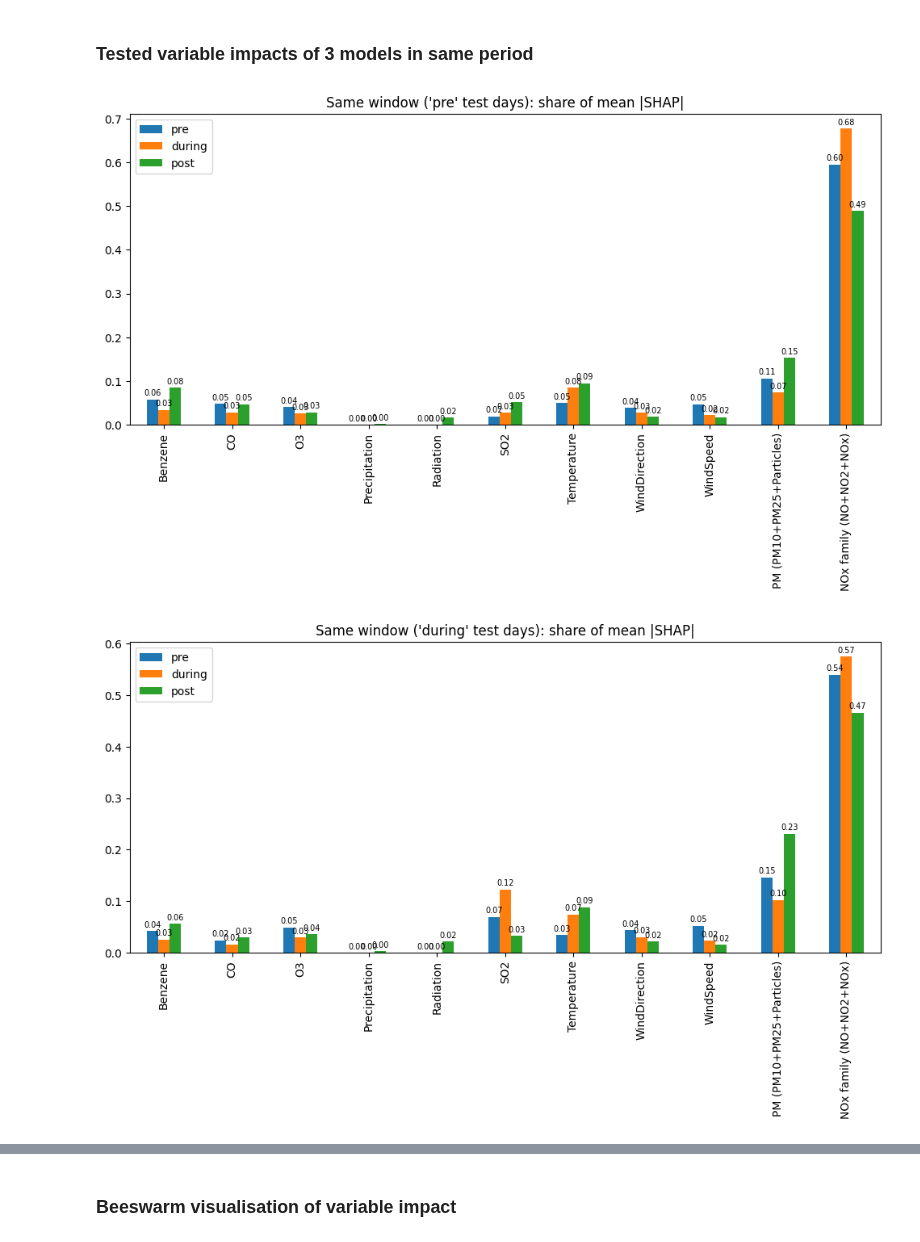
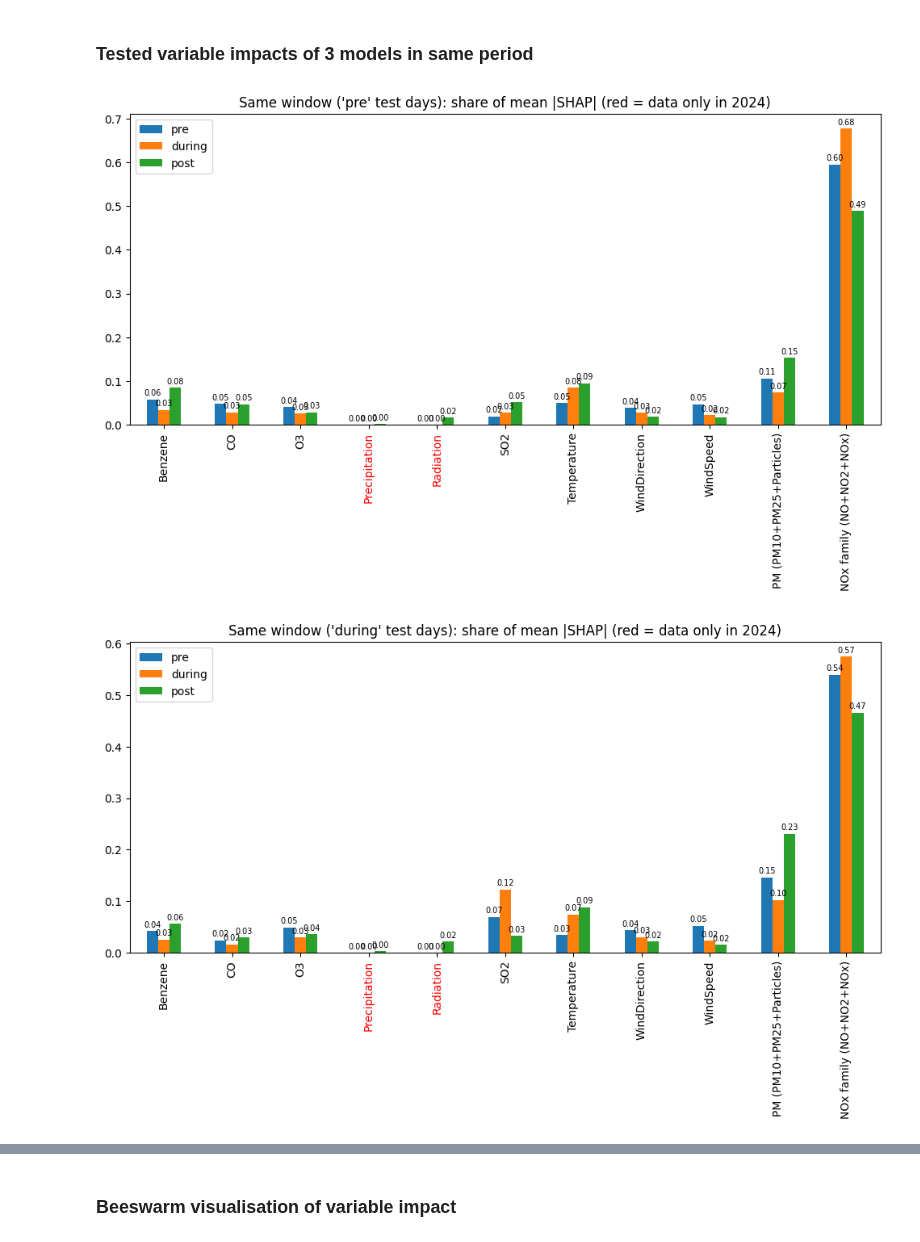
Before and after one commit to DuongAnhTran/AQI-Data-Analysis-Honours-Project, a Jupyter notebook: Model/LR/LR(3periods).ipynb, the cells around one changed output, grey strips where cells are left out. Drawn from its saved outputs; the diff is of its cells as text; code cells hidden in the pictures.

```diff
--- a/Model/LR/LR(3periods).ipynb
+++ b/Model/LR/LR(3periods).ipynb
@@ -186,7 +186,7 @@ def run_period(target, covariates, model_cls, param_space, fixed_param, n_trials
         series=y_fit.append(y_test), past_covariates=x_fit.append(x_test),
         start=y_test.start_time(), forecast_horizon=1, stride=1,
         retrain=True, train_length=None, last_points_only=True, verbose=False,
-    ).map(lambda x: np.round(x))
+    ).map(lambda x: np.clip(np.round(x), 1, 5))
 
     # naive = TimeSeries.from_times_and_values(
     #     y_test.time_index, target.to_series().shift(1).loc[y_test.time_index].values)
@@ -348,6 +375,10 @@ def grouped(imp):
 # Plot the graphs
 share = grouped(imp)
 ax = share.plot.bar(figsize=(12, 5), title="Share of mean |SHAP|, covariates only")
+for t in ax.get_xticklabels():
+    if t.get_text() in ("Radiation", "Precipitation"):
+        t.set_color("red")
+ax.set_title(ax.get_title() + " (red = data only in 2024)")
 for c in ax.containers:
     ax.bar_label(c, fmt="%.2f", fontsize=7, padding=2)
 plt.show()
@@ -355,6 +386,7 @@ plt.show()
 ax = (imp.loc["AQI"] / imp.sum()).plot.bar(figsize=(6, 4), title="model dependency on AQI lag share")
 ax.bar_label(ax.containers[0], fmt="%.2f")
 plt.show()
-print(f"Currently Radiation and Prepicipitation are having no data until 2024 -> they are still included but this is a limitation of the dataset. The model is not able to learn from these variables and they are not contributing to the prediction.")
+print("Radiation/Precipitation have data only in 2024, the same year PM10/PM25 vanish and AQI is built from NO2/O3/SO2 only. "
+      "In 'post' they act as a proxy for that regime, so their share (and the post PM/NOx shares) is not a physical effect.")
 # %% [output]
 ['AQI', 'Benzene', 'CO', 'NO', 'NO2', 'NOx', 'O3', 'PM10', 'PM25', 'Particles', 'Precipitation', 'Radiation', 'SO2', 'Temperature', 'WindDirection', 'WindSpeed']
@@ -374,38 +406,51 @@ def var_importance_on(model, y_w, days=14):
     sv = sv.loc[y_w.time_index].abs().mean()
     return sv.groupby(lambda c: re.sub(r"_(target|pastcov)_lag-\d+$", "", c)).sum()
 
-# Currentlyt using the post period as the window for comparison, but can be changed to pre or during
+# Plot the graphs
+# pre graph
 y_w = results["pre"]["y_test"]
 same = pd.DataFrame({m: var_importance_on(r["model"], y_w) for m, r in results.items()})
 same_share = grouped(same)
 
 ax = same_share.plot.bar(figsize=(12, 5),
     title=f"Same window ('{[k for k,v in results.items() if v['y_test'] is y_w][0]}' test days): share of mean |SHAP|")
+for t in ax.get_xticklabels():
+    if t.get_text() in ("Radiation", "Precipitation"):
+        t.set_color("red")
+ax.set_title(ax.get_title() + " (red = data only in 2024)")
 for c in ax.containers:
     ax.bar_label(c, fmt="%.2f", fontsize=7, padding=2)
 plt.show()
 
-
+# during graph
 y_w = results["during"]["y_test"]
 same = pd.DataFrame({m: var_importance_on(r["model"], y_w) for m, r in results.items()})
 same_share = grouped(same)
 
 ax = same_share.plot.bar(figsize=(12, 5),
     title=f"Same window ('{[k for k,v in results.items() if v['y_test'] is y_w][0]}' test days): share of mean |SHAP|")
+for t in ax.get_xticklabels():
+    if t.get_text() in ("Radiation", "Precipitation"):
+        t.set_color("red")
+ax.set_title(ax.get_title() + " (red = data only in 2024)")
 for c in ax.containers:
     ax.bar_label(c, fmt="%.2f", fontsize=7, padding=2)
 plt.show()
 
-
+# post graph
 y_w = results["post"]["y_test"]
 same = pd.DataFrame({m: var_importance_on(r["model"], y_w) for m, r in results.items()})
 same_share = grouped(same)
 
 ax = same_share.plot.bar(figsize=(12, 5),
     title=f"Same window ('{[k for k,v in results.items() if v['y_test'] is y_w][0]}' test days): share of mean |SHAP|")
+for t in ax.get_xticklabels():
+    if t.get_text() in ("Radiation", "Precipitation"):
+        t.set_color("red")
+ax.set_title(ax.get_title() + " (red = data only in 2024)")
 for c in ax.containers:
     ax.bar_label(c, fmt="%.2f", fontsize=7, padding=2)
 plt.show()
 # %% [output]
-[figure, old version]
+[figure, new version]
-[figure, old version]
+[figure, new version]
```
Also changed, not shown: parts of 7 cells of this notebook, 1 other file.
